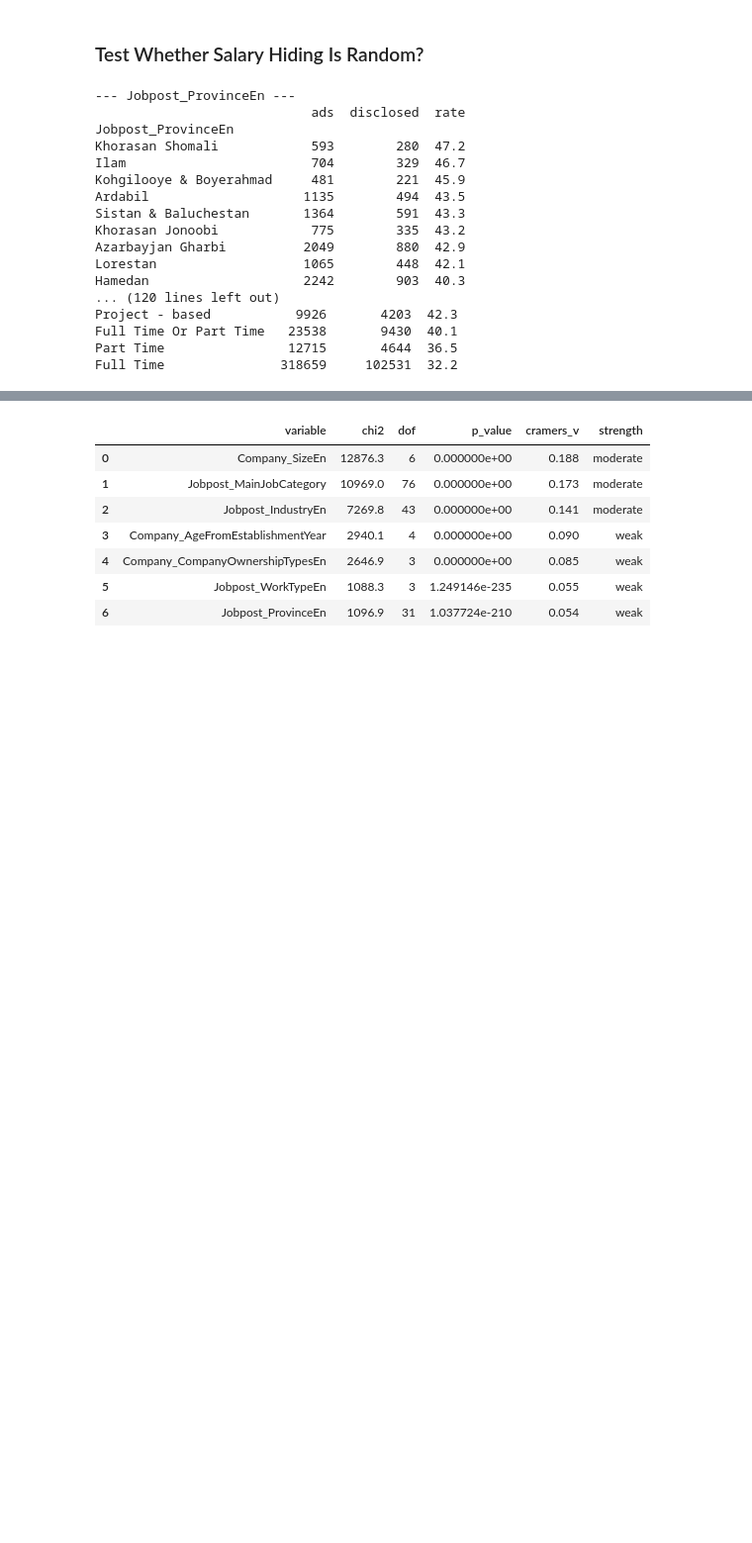
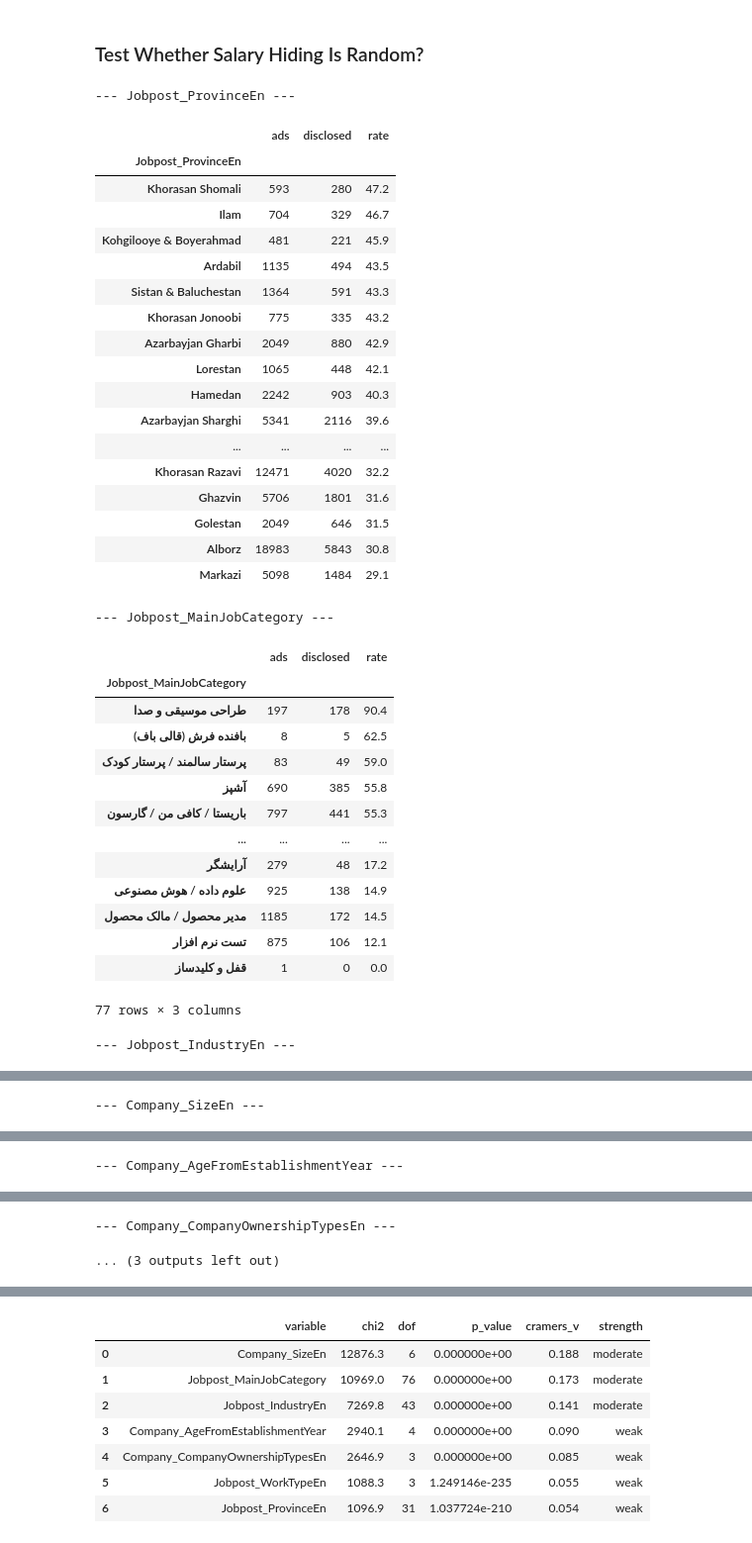
Before and after one commit to Abolfazl-Moradi006/JobVision-Jobposts-Data-Analysis, a Jupyter notebook: notebooks/01_missing_values.ipynb, the cells around one changed output, grey strips where cells are left out. Shown at 99% size. Cells and saved outputs as stored; diff of their text form; code cells hidden in the pictures; blank space fills up the shorter version.

```diff
--- a/notebooks/01_missing_values.ipynb
+++ b/notebooks/01_missing_values.ipynb
@@ -242,45 +244,63 @@ Salaries are assumed to be **millions of Toman per month**. A median of 10-12 mi
 # %%
 #salary-disclosure rate by province, job category, industry, company size, company age, ownership type, employment type
 cols = [
     "Jobpost_ProvinceEn",
     "Jobpost_MainJobCategory",
     "Jobpost_IndustryEn",
     "Company_SizeEn",
     "Company_AgeFromEstablishmentYear",
     "Company_CompanyOwnershipTypesEn",
     "Jobpost_WorkTypeEn",
 ]
 
 # keep missing categories as their own group
 for c in cols:
     jobposts_clean[c] = jobposts_clean[c].astype("object").fillna("Unknown")
 
 def disclosure_rate(col):
     return (jobposts_clean.groupby(col)["salary_disclosed"]
               .agg(ads="count", disclosed="sum", rate="mean")
               .assign(rate=lambda x: (x["rate"] * 100).round(1))
               .sort_values("rate", ascending=False))
 
 rates = {c: disclosure_rate(c) for c in cols}
 
 for c, t in rates.items():
     print(f"\n--- {c} ---")
-    print(t)
+    display(t)
 # %% [output]
 --- Jobpost_ProvinceEn ---
-                            ads  disclosed  rate
-Jobpost_ProvinceEn
-Khorasan Shomali            593        280  47.2
-Ilam                        704        329  46.7
-Kohgilooye & Boyerahmad     481        221  45.9
-Ardabil                    1135        494  43.5
-Sistan & Baluchestan       1364        591  43.3
-Khorasan Jonoobi            775        335  43.2
-Azarbayjan Gharbi          2049        880  42.9
-Lorestan                   1065        448  42.1
-Hamedan                    2242        903  40.3
-... (120 lines left out)
-Project - based           9926       4203  42.3
-Full Time Or Part Time   23538       9430  40.1
-Part Time                12715       4644  36.5
-Full Time               318659     102531  32.2
+|  | ads | disclosed | rate |
+| Jobpost_ProvinceEn |  |  |  |
+| Khorasan Shomali | 593 | 280 | 47.2 |
+| Ilam | 704 | 329 | 46.7 |
+| Kohgilooye & Boyerahmad | 481 | 221 | 45.9 |
+| Ardabil | 1135 | 494 | 43.5 |
+| Sistan & Baluchestan | 1364 | 591 | 43.3 |
+| Khorasan Jonoobi | 775 | 335 | 43.2 |
+| Azarbayjan Gharbi | 2049 | 880 | 42.9 |
+| Lorestan | 1065 | 448 | 42.1 |
+| Hamedan | 2242 | 903 | 40.3 |
+| Azarbayjan Sharghi | 5341 | 2116 | 39.6 |
+| ... | ... | ... | ... |
+| Khorasan Razavi | 12471 | 4020 | 32.2 |
+| Ghazvin | 5706 | 1801 | 31.6 |
+| Golestan | 2049 | 646 | 31.5 |
+| Alborz | 18983 | 5843 | 30.8 |
+| Markazi | 5098 | 1484 | 29.1 |
+--- Jobpost_MainJobCategory ---
+|  | ads | disclosed | rate |
+| Jobpost_MainJobCategory |  |  |  |
+| طراحی موسیقی و صدا | 197 | 178 | 90.4 |
+| بافنده فرش (قالی باف) | 8 | 5 | 62.5 |
+| پرستار سالمند / پرستار کودک | 83 | 49 | 59.0 |
+| آشپز | 690 | 385 | 55.8 |
+| باریستا / کافی من / گارسون | 797 | 441 | 55.3 |
+| ... | ... | ... | ... |
+| آرایشگر | 279 | 48 | 17.2 |
+| علوم داده / هوش مصنوعی | 925 | 138 | 14.9 |
+| مدیر محصول / مالک محصول | 1185 | 172 | 14.5 |
+| تست نرم افزار | 875 | 106 | 12.1 |
+| قفل و کلیدساز | 1 | 0 | 0.0 |
+77 rows × 3 columns
+--- Jobpost_IndustryEn ---
@@ -286,0 +325 @@ Full Time               318659     102531  32.2
+--- Company_SizeEn ---
@@ -286,0 +335 @@ Full Time               318659     102531  32.2
+--- Company_AgeFromEstablishmentYear ---
@@ -286,0 +343,2 @@ Full Time               318659     102531  32.2
+--- Company_CompanyOwnershipTypesEn ---
+... (3 outputs left out)
```
Also changed, not shown: parts of 13 cells of this notebook.
